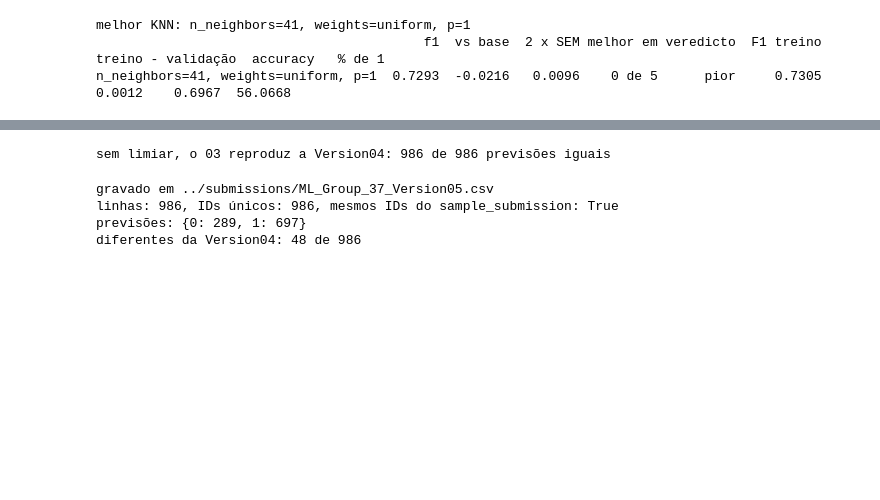
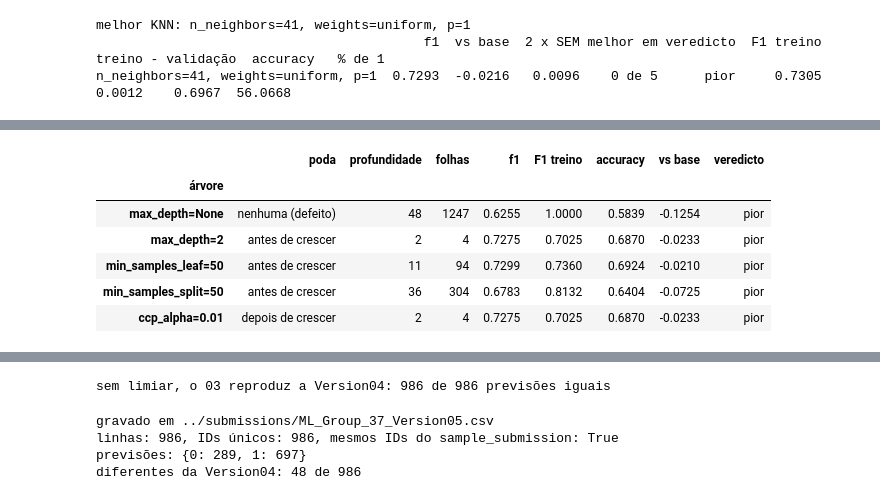
Before and after one commit to josebrites16/ML_project_2026-copia, a Jupyter notebook: notebooks/03_modelling.ipynb, the cells around one changed output, grey strips where cells are left out. Cells and saved outputs as stored; diff of their text form; code cells hidden in the pictures; blank space fills up the shorter version.

```diff
--- a/notebooks/03_modelling.ipynb
+++ b/notebooks/03_modelling.ipynb
@@ -639,0 +695,7 @@ n_neighbors=41, weights=uniform, p=1  0.7293  -0.0216   0.0096    0 de 5      pi
+# %%
+# Passo 29 - min_samples_split (W9, Step 25, célula 88): um nó com menos compras do que isto não
+# volta a perguntar. Limita o pai, onde o min_samples_leaf limita os filhos: com o defeito de
+# min_samples_leaf=1, um nó de 50 compras ainda se pode dividir em 1 e 49.
+split_values = [2, 10, 50]
+split_table, split_runs = tree_sweep("min_samples_split", split_values)
+split_table.round(4)
@@ -639,0 +707,7 @@ n_neighbors=41, weights=uniform, p=1  0.7293  -0.0216   0.0096    0 de 5      pi
+# %%
+# Passo 30 - ccp_alpha, a poda depois de crescer (W9, Step 30, célula 116): a árvore cresce
+# toda e depois perde cada ramo que não poupa pelo menos ccp_alpha de impureza por cada folha
+# que acrescenta. O defeito, 0.0, não poda nada.
+alpha_values = [0.0, 0.0001, 0.001, 0.01]
+alpha_table, alpha_runs = tree_sweep("ccp_alpha", alpha_values)
+alpha_table.round(4)
@@ -639,0 +754,22 @@ n_neighbors=41, weights=uniform, p=1  0.7293  -0.0216   0.0096    0 de 5      pi
+# %%
+# Passo 32 - duas formas de podar (W9, "Two ways to prune", Step 34, célula 135): o melhor valor
+# de cada definição que poda antes de crescer (max_depth, min_samples_leaf, min_samples_split)
+# e da que poda depois (ccp_alpha), ao lado da árvore por defeito.
+pruning_rows = []
+for kind, table in [("nenhuma (defeito)", depth_table.loc[["max_depth=None"]]),
+                    ("antes de crescer", depth_table), ("antes de crescer", leaf_table),
+                    ("antes de crescer", split_table), ("depois de crescer", alpha_table)]:
+    best = table["f1"].idxmax()
+    pruning_rows.append({"poda": kind, "árvore": best,
+                         **table.loc[best, ["profundidade", "folhas", "f1", "F1 treino",
+                                            "accuracy", "vs base", "veredicto"]].to_dict()})
+pruning_table = pd.DataFrame(pruning_rows).set_index("árvore")
+pruning_table.round(4)
+# %% [output]
+|  | poda | profundidade | folhas | f1 | F1 treino | accuracy | vs base | veredicto |
+| árvore |  |  |  |  |  |  |  |  |
+| max_depth=None | nenhuma (defeito) | 48 | 1247 | 0.6255 | 1.0000 | 0.5839 | -0.1254 | pior |
+| max_depth=2 | antes de crescer | 2 | 4 | 0.7275 | 0.7025 | 0.6870 | -0.0233 | pior |
+| min_samples_leaf=50 | antes de crescer | 11 | 94 | 0.7299 | 0.7360 | 0.6924 | -0.0210 | pior |
+| min_samples_split=50 | antes de crescer | 36 | 304 | 0.6783 | 0.8132 | 0.6404 | -0.0725 | pior |
+| ccp_alpha=0.01 | depois de crescer | 2 | 4 | 0.7275 | 0.7025 | 0.6870 | -0.0233 | pior |
```
Also changed, not shown: parts of 7 cells of this notebook.
